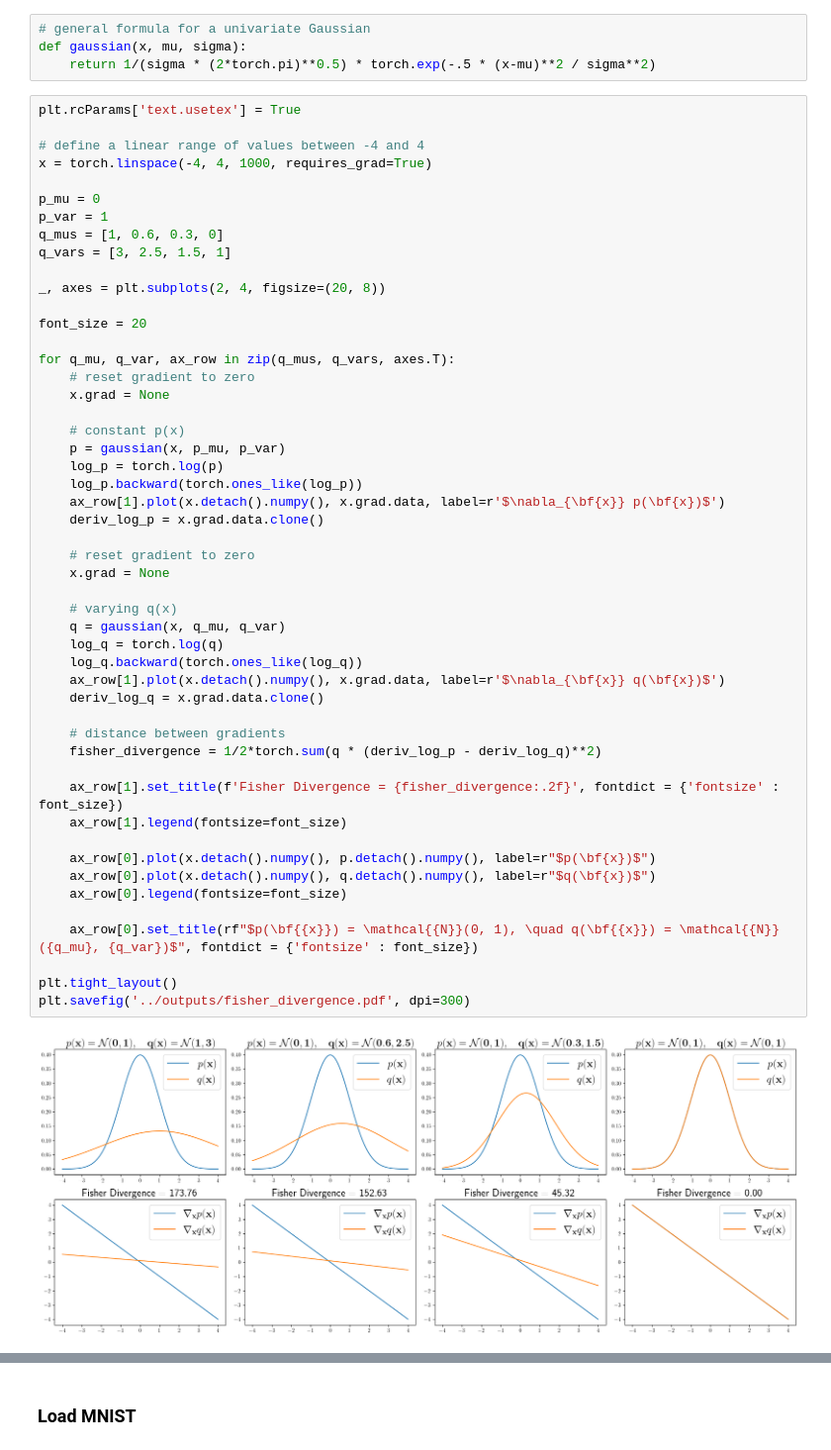
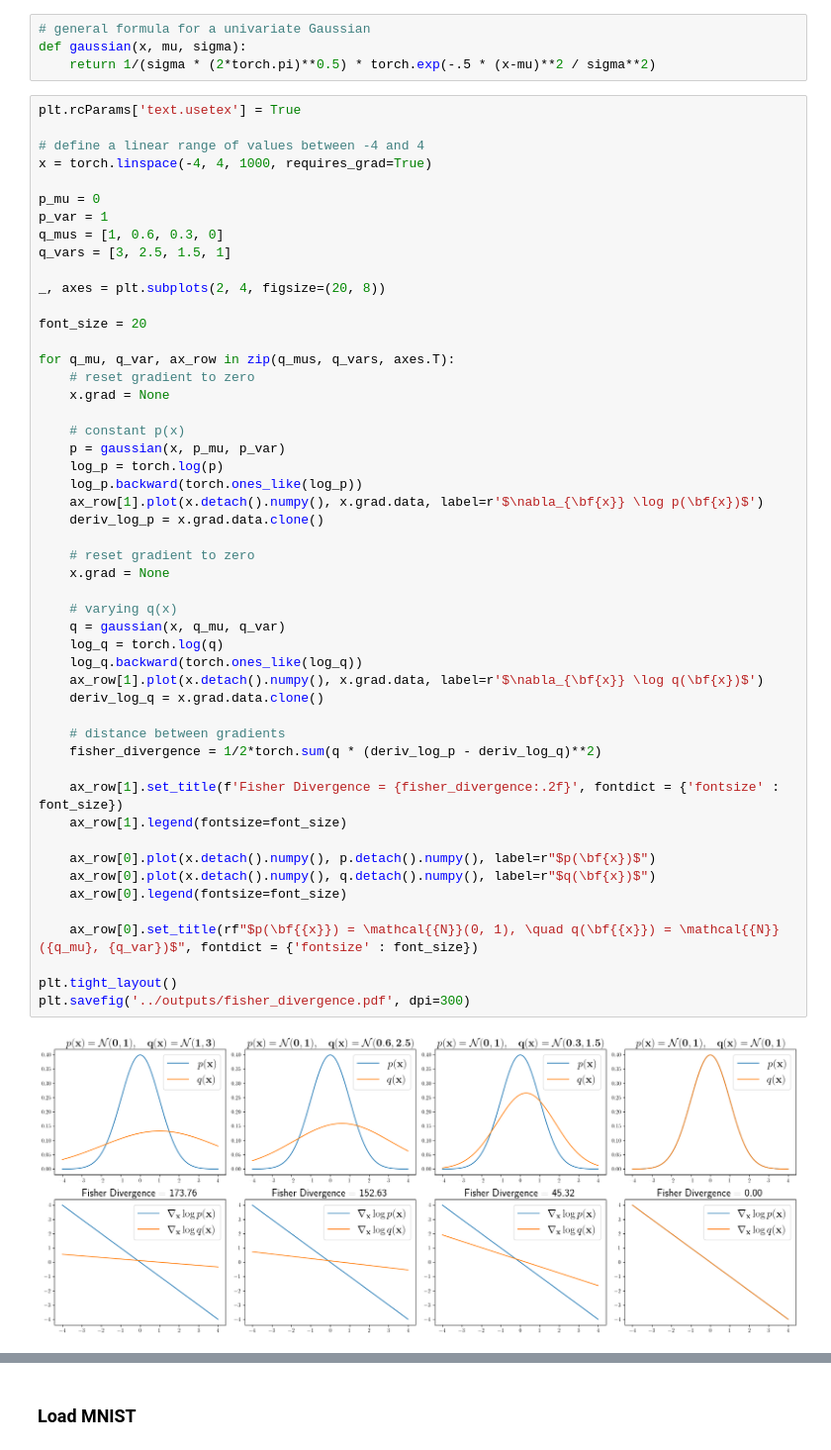
Before and after one commit to Janko-dev/generative_modeling, a Jupyter notebook: notebooks/score_based_models.ipynb, the cells around one changed output, grey strips where cells are left out. Shown at 99% size. Drawn from its saved outputs; the diff is of its cells as text.

```diff
--- a/notebooks/score_based_models.ipynb
+++ b/notebooks/score_based_models.ipynb
@@ -320,33 +320,33 @@ for q_mu, q_var, ax_row in zip(q_mus, q_vars, axes.T):
     # constant p(x)
     p = gaussian(x, p_mu, p_var)
     log_p = torch.log(p)
     log_p.backward(torch.ones_like(log_p))
-    ax_row[1].plot(x.detach().numpy(), x.grad.data, label=r'$\nabla_{\bf{x}} p(\bf{x})$')
+    ax_row[1].plot(x.detach().numpy(), x.grad.data, label=r'$\nabla_{\bf{x}} \log p(\bf{x})$')
     deriv_log_p = x.grad.data.clone()
 
     # reset gradient to zero
     x.grad = None
 
     # varying q(x)
     q = gaussian(x, q_mu, q_var)
     log_q = torch.log(q)
     log_q.backward(torch.ones_like(log_q))
-    ax_row[1].plot(x.detach().numpy(), x.grad.data, label=r'$\nabla_{\bf{x}} q(\bf{x})$')
+    ax_row[1].plot(x.detach().numpy(), x.grad.data, label=r'$\nabla_{\bf{x}} \log q(\bf{x})$')
     deriv_log_q = x.grad.data.clone()
 
     # distance between gradients
     fisher_divergence = 1/2*torch.sum(q * (deriv_log_p - deriv_log_q)**2)
 
     ax_row[1].set_title(f'Fisher Divergence = {fisher_divergence:.2f}', fontdict = {'fontsize' : font_size})
     ax_row[1].legend(fontsize=font_size)
 
     ax_row[0].plot(x.detach().numpy(), p.detach().numpy(), label=r"$p(\bf{x})$")
     ax_row[0].plot(x.detach().numpy(), q.detach().numpy(), label=r"$q(\bf{x})$")
     ax_row[0].legend(fontsize=font_size)
 
     ax_row[0].set_title(rf"$p(\bf{{x}}) = \mathcal{{N}}(0, 1), \quad q(\bf{{x}}) = \mathcal{{N}}({q_mu}, {q_var})$", fontdict = {'fontsize' : font_size})
 
 plt.tight_layout()
 plt.savefig('../outputs/fisher_divergence.pdf', dpi=300)
 # %% [output]
-[figure, old version]
+[figure, new version]
```
Also changed, not shown: parts of 1 cell of this notebook, 21 other files.
